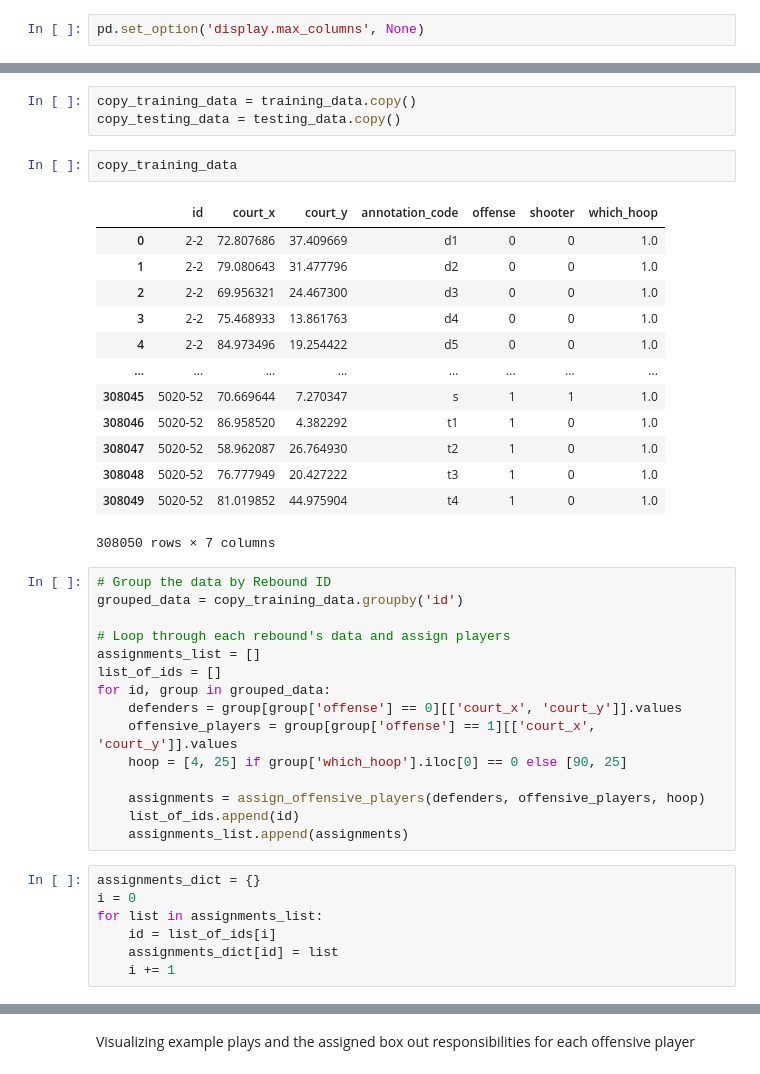
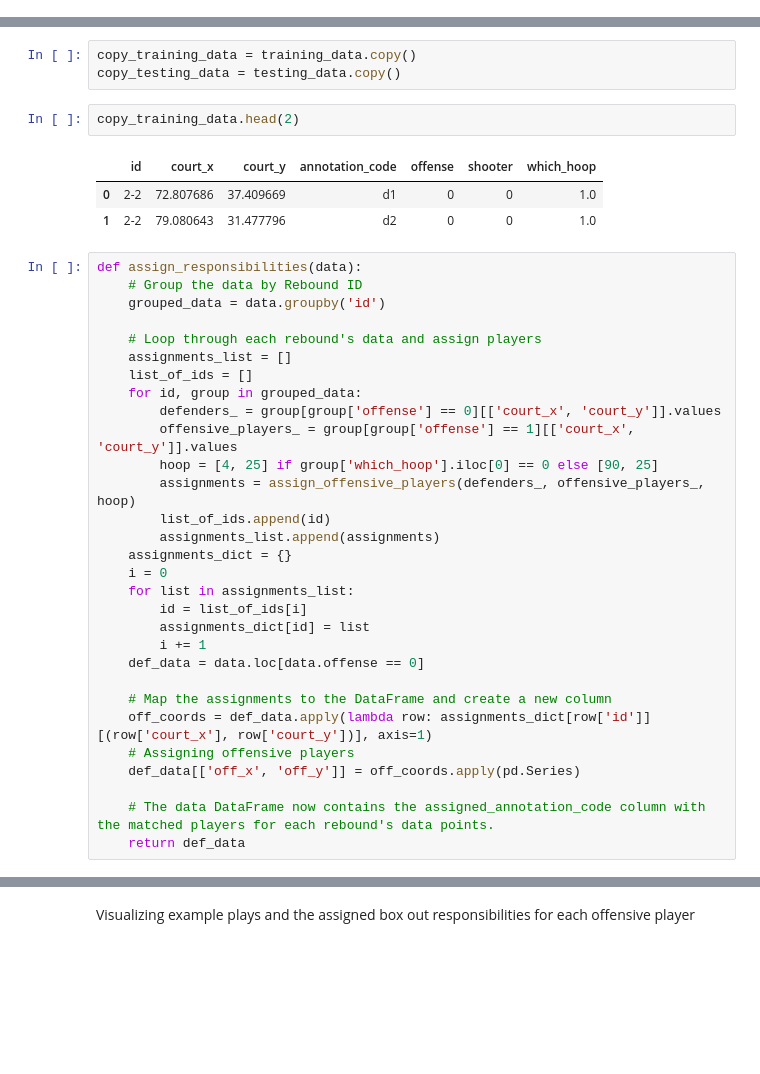
Before and after one commit to timseymour42/shotquality-offensive-rebounding, a Jupyter notebook: orbd_prediction.ipynb, the cells around one changed output, grey strips where cells are left out. Drawn from its saved outputs; the diff is of its cells as text; blank space fills up the shorter version.

```diff
--- a/orbd_prediction.ipynb
+++ b/orbd_prediction.ipynb
@@ -480,2 +440,0 @@ X_train, X_test, y_train, y_test = train_test_split(X, y, test_size=0.2, random_
-# %%
-pd.set_option('display.max_columns', None)
@@ -716,40 +649,38 @@ array([[13.54348179, 11.22192419],
 copy_training_data = training_data.copy()
 copy_testing_data = testing_data.copy()
 # %%
-copy_training_data
+copy_training_data.head(2)
 # %% [output]
 |  | id | court_x | court_y | annotation_code | offense | shooter | which_hoop |
 | 0 | 2-2 | 72.807686 | 37.409669 | d1 | 0 | 0 | 1.0 |
 | 1 | 2-2 | 79.080643 | 31.477796 | d2 | 0 | 0 | 1.0 |
-| 2 | 2-2 | 69.956321 | 24.467300 | d3 | 0 | 0 | 1.0 |
-| 3 | 2-2 | 75.468933 | 13.861763 | d4 | 0 | 0 | 1.0 |
-| 4 | 2-2 | 84.973496 | 19.254422 | d5 | 0 | 0 | 1.0 |
-| ... | ... | ... | ... | ... | ... | ... | ... |
-| 308045 | 5020-52 | 70.669644 | 7.270347 | s | 1 | 1 | 1.0 |
-| 308046 | 5020-52 | 86.958520 | 4.382292 | t1 | 1 | 0 | 1.0 |
-| 308047 | 5020-52 | 58.962087 | 26.764930 | t2 | 1 | 0 | 1.0 |
-| 308048 | 5020-52 | 76.777949 | 20.427222 | t3 | 1 | 0 | 1.0 |
-| 308049 | 5020-52 | 81.019852 | 44.975904 | t4 | 1 | 0 | 1.0 |
-308050 rows × 7 columns
 # %%
-# Group the data by Rebound ID
-grouped_data = copy_training_data.groupby('id')
+def assign_responsibilities(data):
+    # Group the data by Rebound ID
+    grouped_data = data.groupby('id')
 
-# Loop through each rebound's data and assign players
-assignments_list = []
-list_of_ids = []
-for id, group in grouped_data:
-    defenders = group[group['offense'] == 0][['court_x', 'court_y']].values
-    offensive_players = group[group['offense'] == 1][['court_x', 'court_y']].values
-    hoop = [4, 25] if group['which_hoop'].iloc[0] == 0 else [90, 25]
+    # Loop through each rebound's data and assign players
+    assignments_list = []
+    list_of_ids = []
+    for id, group in grouped_data:
+        defenders_ = group[group['offense'] == 0][['court_x', 'court_y']].values
+        offensive_players_ = group[group['offense'] == 1][['court_x', 'court_y']].values
+        hoop = [4, 25] if group['which_hoop'].iloc[0] == 0 else [90, 25]
+        assignments = assign_offensive_players(defenders_, offensive_players_, hoop)
+        list_of_ids.append(id)
+        assignments_list.append(assignments)
+    assignments_dict = {}
+    i = 0
+    for list in assignments_list:
+        id = list_of_ids[i]
+        assignments_dict[id] = list
+        i += 1
+    def_data = data.loc[data.offense == 0]
 
-    assignments = assign_offensive_players(defenders, offensive_players, hoop)
-    list_of_ids.append(id)
-    assignments_list.append(assignments)
+    # Map the assignments to the DataFrame and create a new column
+    off_coords = def_data.apply(lambda row: assignments_dict[row['id']][(row['court_x'], row['court_y'])], axis=1)
+    # Assigning offensive players
+    def_data[['off_x', 'off_y']] = off_coords.apply(pd.Series)
+
+    # The data DataFrame now contains the assigned_annotation_code column with the matched players for each rebound's data points.
+    return def_data
-# %%
-assignments_dict = {}
-i = 0
-for list in assignments_list:
-    id = list_of_ids[i]
-    assignments_dict[id] = list
-    i += 1
```
Also changed, not shown: parts of 106 cells of this notebook, 1 other file.
